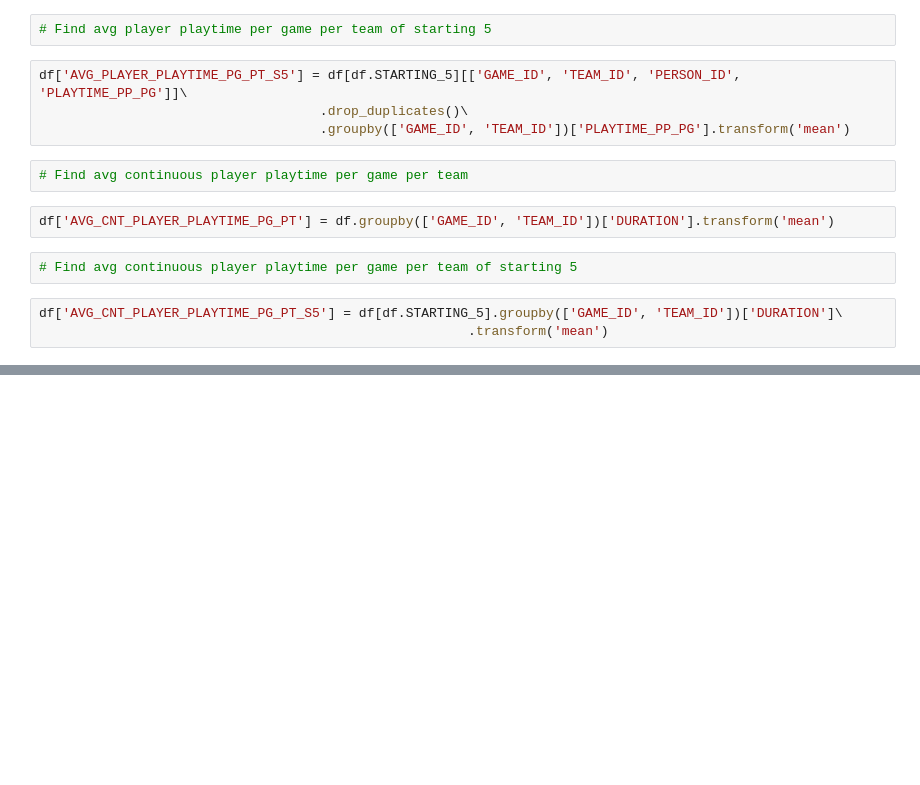
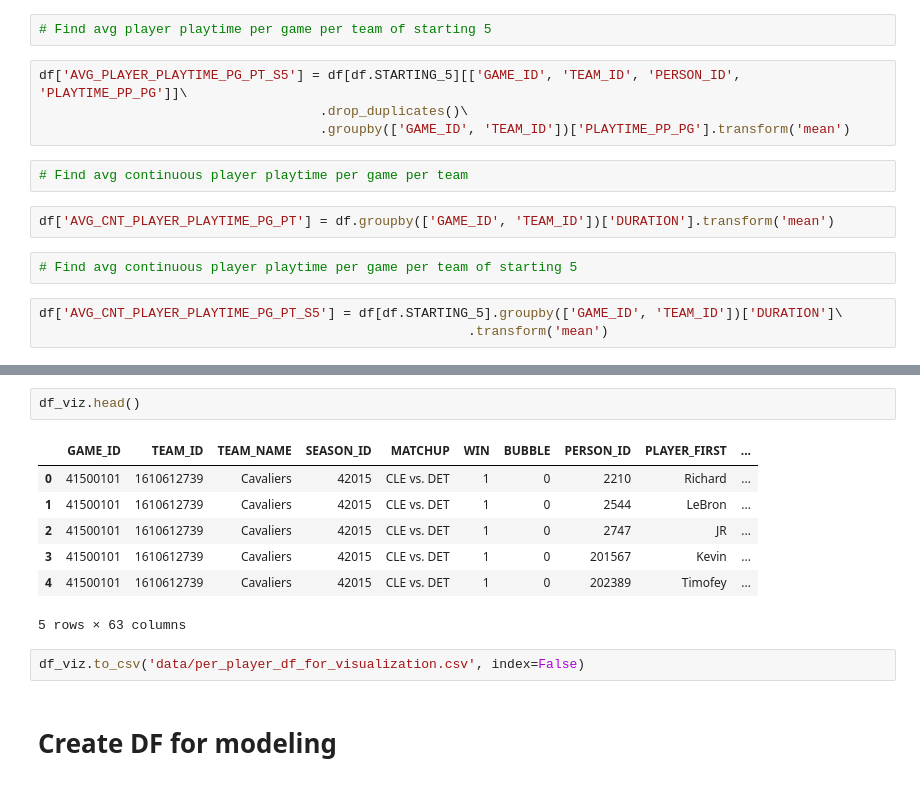
Before and after one commit to jnielsonresearch/crunch-time-analytics, a Jupyter notebook: Game Rotation Research/Analysis.ipynb, the cells around one changed output, grey strips where cells are left out. Drawn from its saved outputs; the diff is of its cells as text; blank space fills up the shorter version.

```diff
--- a/Game Rotation Research/Analysis.ipynb
+++ b/Game Rotation Research/Analysis.ipynb
@@ -59,0 +123,14 @@ df.head(30)
+# %%
+df_viz.head()
+# %% [output]
+|  | GAME_ID | TEAM_ID | TEAM_NAME | SEASON_ID | MATCHUP | WIN | BUBBLE | PERSON_ID | PLAYER_FIRST | ... |
+| 0 | 41500101 | 1610612739 | Cavaliers | 42015 | CLE vs. DET | 1 | 0 | 2210 | Richard | ... |
+| 1 | 41500101 | 1610612739 | Cavaliers | 42015 | CLE vs. DET | 1 | 0 | 2544 | LeBron | ... |
+| 2 | 41500101 | 1610612739 | Cavaliers | 42015 | CLE vs. DET | 1 | 0 | 2747 | JR | ... |
+| 3 | 41500101 | 1610612739 | Cavaliers | 42015 | CLE vs. DET | 1 | 0 | 201567 | Kevin | ... |
+| 4 | 41500101 | 1610612739 | Cavaliers | 42015 | CLE vs. DET | 1 | 0 | 202389 | Timofey | ... |
+5 rows × 63 columns
+# %%
+df_viz.to_csv('data/per_player_df_for_visualization.csv', index=False)
+# %% [markdown]
+# Create DF for modeling
```
Also changed, not shown: parts of 20 cells of this notebook, 6 other files.
